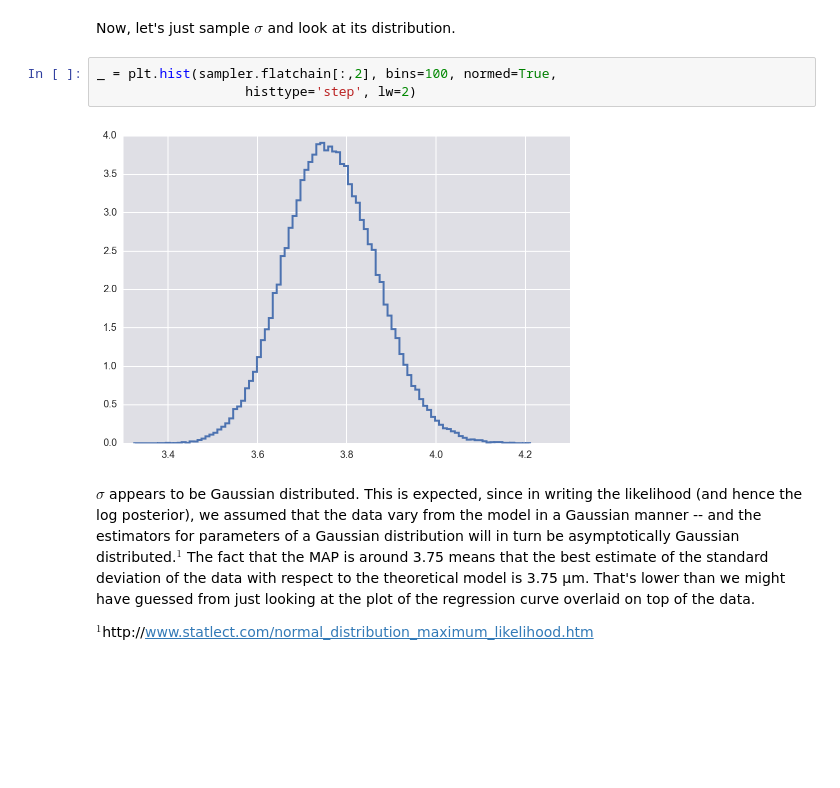
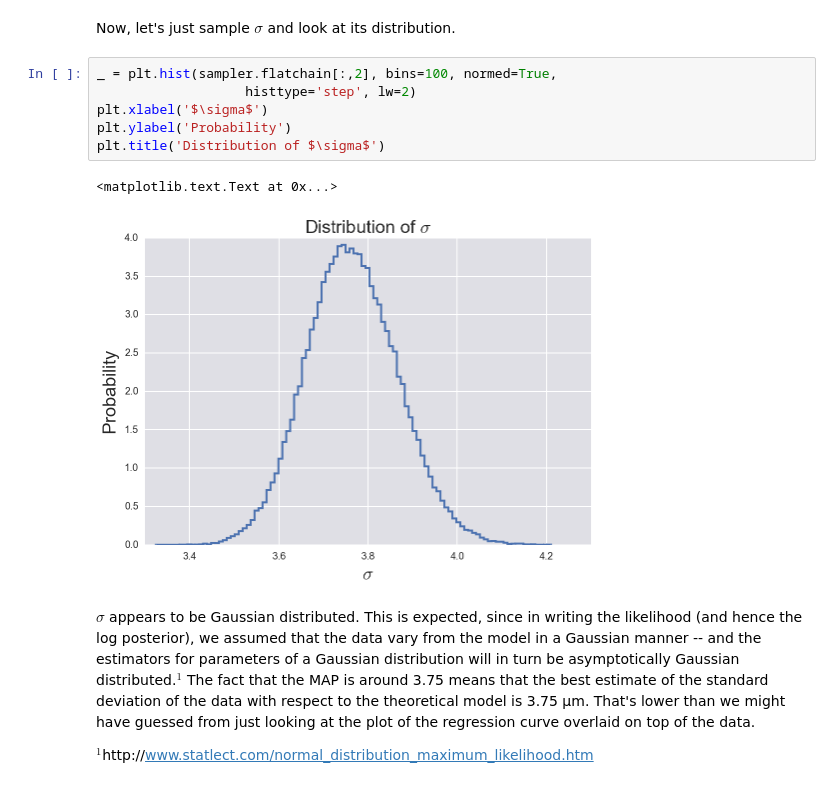
Before and after one commit to shashank-gandhi/DataAnalysisHomeworkRepository, a Jupyter notebook: Homework4/group3_hw4_prob3.ipynb, the cells around one changed output. Drawn from its saved outputs; the diff is of its cells as text; blank space fills up the shorter version.

```diff
--- a/Homework4/group3_hw4_prob3.ipynb
+++ b/Homework4/group3_hw4_prob3.ipynb
@@ -172,8 +174,12 @@ Now, let's just sample $\sigma$ and look at its distribution.
 # %%
 _ = plt.hist(sampler.flatchain[:,2], bins=100, normed=True,
                    histtype='step', lw=2)
+plt.xlabel('$\sigma$')
+plt.ylabel('Probability')
+plt.title('Distribution of $\sigma$')
 # %% [output]
+<matplotlib.text.Text at 0x...>
-[figure, old version]
+[figure, new version]
 # %% [markdown]
 $\sigma$ appears to be Gaussian distributed. This is expected, since in writing the likelihood (and hence the log posterior), we assumed that the data vary from the model in a Gaussian manner -- and the estimators for parameters of a Gaussian distribution will in turn be asymptotically Gaussian distributed.$^1$ The fact that the MAP is around 3.75 means that the best estimate of the standard deviation of the data with respect to the theoretical model is 3.75 µm. That's lower than we might have guessed from just looking at the plot of the regression curve overlaid on top of the data.
 
```
Also changed, not shown: parts of 3 cells of this notebook.
